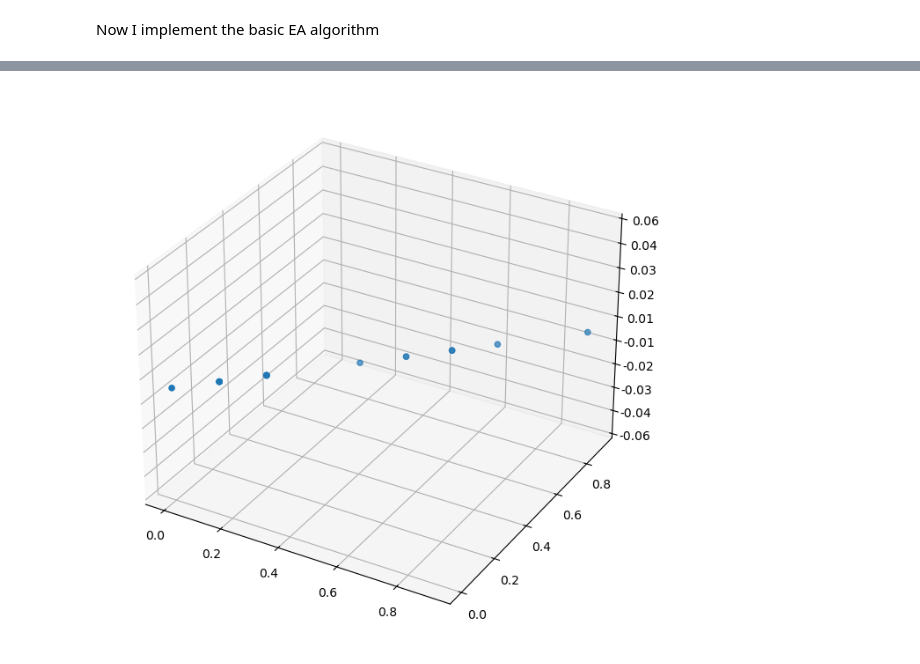
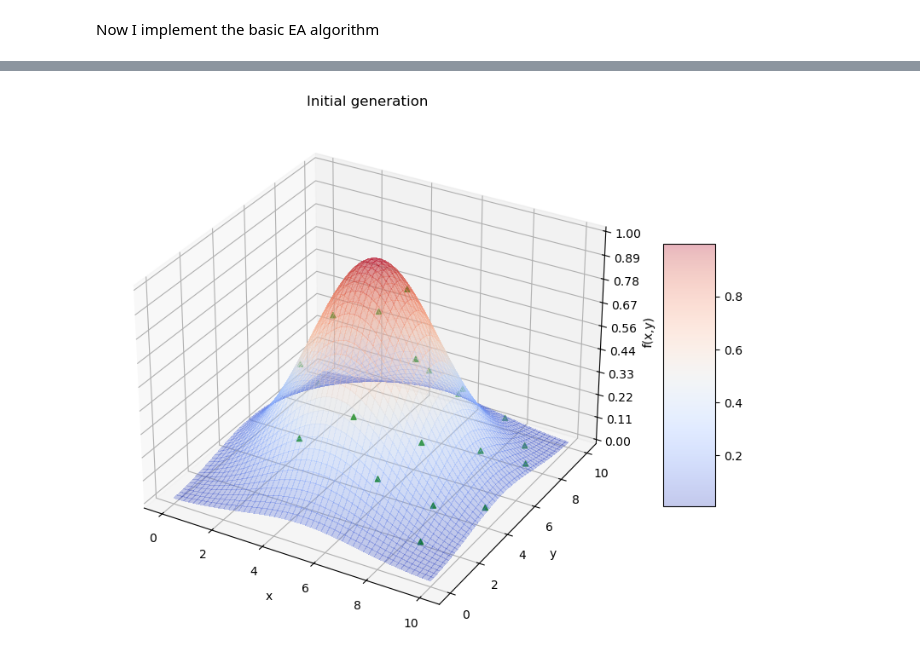
Before and after one commit to pietromalagoli/NeuronEvolution, a Jupyter notebook: evolutionary_programming.ipynb, the cells around one changed output, grey strips where cells are left out. Cells and saved outputs as stored; diff of their text form; code cells hidden in the pictures.

```diff
--- a/evolutionary_programming.ipynb
+++ b/evolutionary_programming.ipynb
@@ -12,8 +14,9 @@ N = 100
 
 x = np.linspace(0,10,N)
 y = np.linspace(0,10,N)
-x,y = np.meshgrid(x,y)
+X,Y = np.meshgrid(x,y)
 
+# fitness function
 def f(x,y):
     return np.exp(-0.1*(x-5)**2-0.1*(y-5)**2)  # picco fatto con una gaussiana
 # %%
@@ -37,7 +43,27 @@ plt.show()
 Now I implement the basic EA algorithm
 # %%
 # generate the initial solutions set
-np.random.seed(12345)
-idx = np.random.randint(0,10,int(N/5),dtype=int)   # I start with N/5 uniformly distributed points, so not to add any starting bias to the search
-sol = np.array([[X, Y] for X, Y in zip(x[idx,idx], y[idx,idx])])
-sol
+#np.random.seed(12345)
+N_sol = int(N/5)
+idx = np.random.randint(0,N,N_sol,dtype=int)   # I start with N/5 uniformly distributed points, so not to add any starting bias to the search
+idy = np.random.randint(0,N,N_sol,dtype=int)
+
+# I quickly create a class so that I can have some utility methods here
+class SolutionArray(np.ndarray):
+    @property       # sol.x returns an array of all the x values of sol
+    def x(self):
+        return self[:, 0]
+
+    @x.setter
+    def x(self, value):
+        self[:, 0] = value
+
+    @property
+    def y(self):
+        return self[:, 1]
+
+    @y.setter
+    def y(self, value):
+        self[:, 1] = value
+
+sol = np.array([(xx, yy) for xx, yy in zip(X[idx, idx], Y[idy, idy])]).view(SolutionArray)
@@ -65,18 +70,25 @@ array([[0.2020202 , 0.2020202 ],
 # %%
 fig, ax = plt.subplots(subplot_kw={"projection": "3d"},figsize=(10,8))
-#surf = ax.plot_surface(x, y, f(x,y), cmap=cm.coolwarm, linewidth=0, antialiased=False)
+surf = ax.plot_surface(X, Y, f(X,Y), cmap=cm.coolwarm, linewidth=0, antialiased=False,alpha=0.3)
 
 # Customize the z axis.
 ax.zaxis.set_major_locator(LinearLocator(10))
+ax.set_zlim(0.0)
 # A StrMethodFormatter is used automatically
 ax.zaxis.set_major_formatter('{x:.02f}')
+
+# Add axis labels
+ax.set_xlabel('x')
+ax.set_ylabel('y')
+ax.set_zlabel('f(x,y)')
 
 # Add a color bar which maps values to colors.
 fig.colorbar(surf, shrink=0.5, aspect=5)
 
 # add the generated (initial) solutions
-ax.scatter(sol[:,0],sol[:,1],0)
+ax.scatter(sol.x,sol.y,f(sol.x,sol.y),marker='^',c='g')
 
+plt.title('Initial generation')
 plt.show()
 # %% [output]
-[figure, old version]
+[figure, new version]
```
Also changed, not shown: parts of 6 cells of this notebook, 1 other file.
